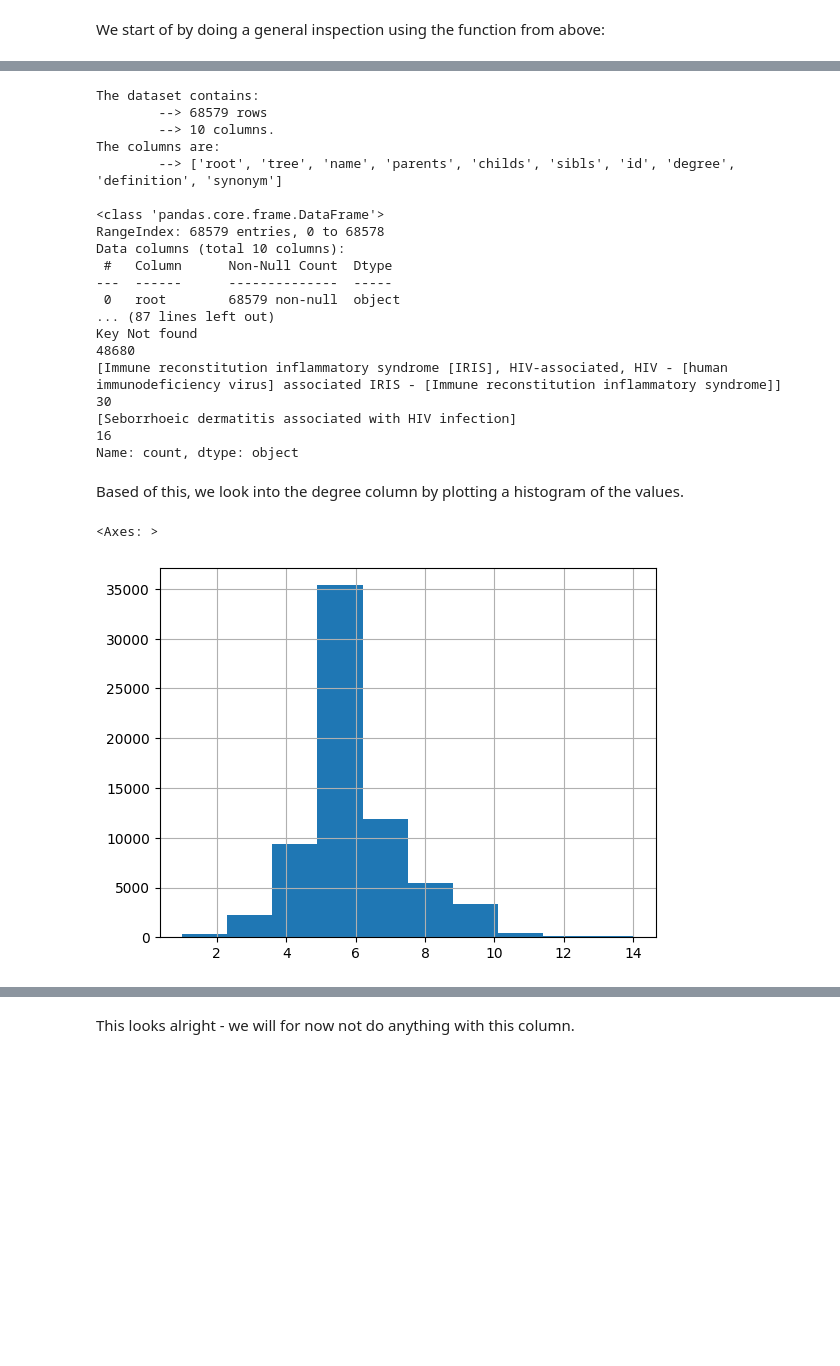
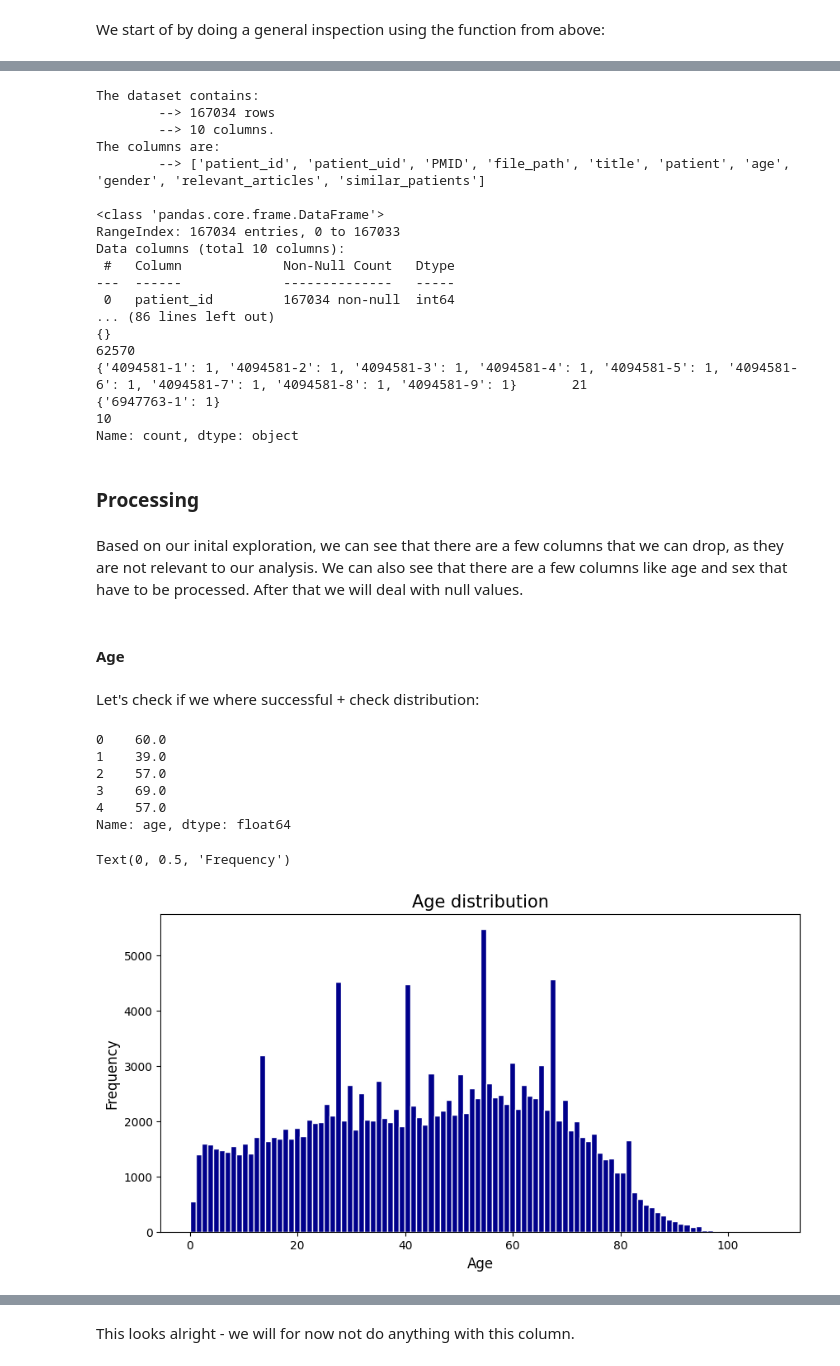
Before and after one commit to MisterXY89/chat-doc, a Jupyter notebook: chat_doc/dataset_generation/pmc_data_exploration.ipynb, the cells around one changed output, grey strips where cells are left out. Saved outputs shown, nothing was run; the diff lists cells and outputs as text; code cells hidden in the pictures; blank space fills up the shorter version.

Commit message:
exploration updates and beginn pmc

```diff
--- a/chat_doc/dataset_generation/pmc_data_exploration.ipynb
+++ b/chat_doc/dataset_generation/pmc_data_exploration.ipynb
@@ -36,3 +42,7 @@ raw_dataset = load_dataset("zhengyun21/PMC-Patients")
+# %%
+raw_dataset = raw_dataset['train']
+# %%
+raw_df = raw_dataset.to_pandas()
 # %% [markdown]
 ### Inspection
 # %% [markdown]
@@ -84,26 +94,58 @@ raw_df.head()
 inspect(raw_df)
 # %% [output]
 The dataset contains:
-        --> 68579 rows
+        --> 167034 rows
         --> 10 columns.
 The columns are:
-        --> ['root', 'tree', 'name', 'parents', 'childs', 'sibls', 'id', 'degree', 'definition', 'synonym']
+        --> ['patient_id', 'patient_uid', 'PMID', 'file_path', 'title', 'patient', 'age', 'gender', 'relevant_articles', 'similar_patients']
 
 <class 'pandas.core.frame.DataFrame'>
-RangeIndex: 68579 entries, 0 to 68578
+RangeIndex: 167034 entries, 0 to 167033
 Data columns (total 10 columns):
- #   Column      Non-Null Count  Dtype
----  ------      --------------  -----
- 0   root        68579 non-null  object
-... (87 lines left out)
-Key Not found                                                                                                                                                                 48680
-[Immune reconstitution inflammatory syndrome [IRIS], HIV-associated, HIV - [human immunodeficiency virus] associated IRIS - [Immune reconstitution inflammatory syndrome]]       30
-[Seborrhoeic dermatitis associated with HIV infection]                                                                                                                           16
+ #   Column             Non-Null Count   Dtype
+---  ------             --------------   -----
+ 0   patient_id         167034 non-null  int64
+... (86 lines left out)
+{}                                                                                                                                                  62570
+{'4094581-1': 1, '4094581-2': 1, '4094581-3': 1, '4094581-4': 1, '4094581-5': 1, '4094581-6': 1, '4094581-7': 1, '4094581-8': 1, '4094581-9': 1}       21
+{'6947763-1': 1}                                                                                                                                       10
 Name: count, dtype: object
-# %% [markdown]
-Based of this, we look into the degree column by plotting a histogram of the values.
-# %%
-raw_df.degree.hist()
-# %% [output]
-<Axes: >
-[figure, removed]
+# %% [markdown]
+### Processing
+# %% [markdown]
+Based on our inital exploration, we can see that there are a few columns that we can drop, as they are not relevant to our analysis. We can also see that there are a few columns like age and sex that have to be processed. After that we will deal with null values.
+# %%
+df = raw_df.copy() # make a copy of the raw dataframe because we will modify it
+# %% [markdown]
+#### Age
+# %%
+# age
+extract_age = lambda x: re.findall(r"\d+\.\d+", x)[0]
+df.age = df.age.apply(extract_age).astype(float)
+# %% [markdown]
+Let's check if we where successful + check distribution:
+# %%
+df.age.head()
+# %% [output]
+0    60.0
+1    39.0
+2    57.0
+3    69.0
+4    57.0
+Name: age, dtype: float64
+# %%
+df.age.hist(
+    bins=100,
+    figsize=(10, 5),
+    grid=False,
+    color="darkblue",
+    edgecolor="white",
+    linewidth=1.0,
+    xlabelsize=10,
+)
+plt.title("Age distribution", fontsize=15)
+plt.xlabel("Age", fontsize=12)
+plt.ylabel("Frequency",fontsize=12)
+# %% [output]
+Text(0, 0.5, 'Frequency')
+[figure, added]
```
Also changed, not shown: parts of 17 cells of this notebook.
